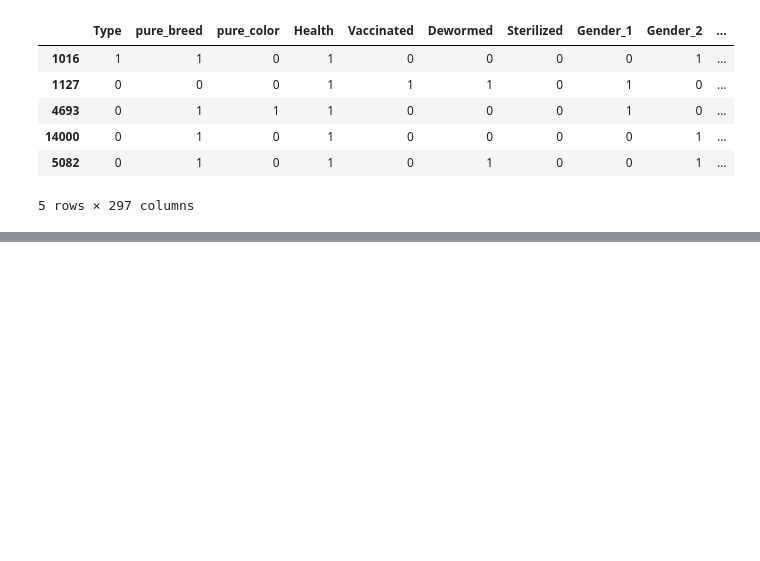
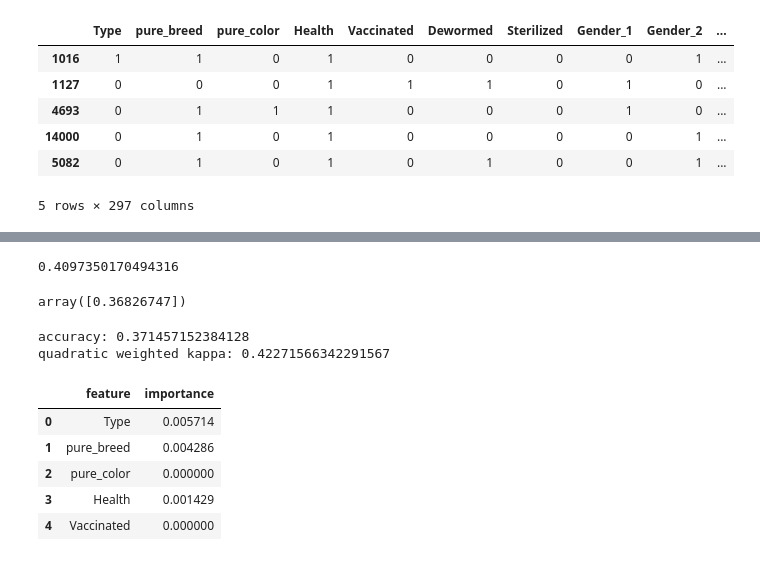
Before and after one commit to kiendang/petfinder, a Jupyter notebook: src/master.ipynb, the cells around one changed output, grey strips where cells are left out. Cells and saved outputs as stored; diff of their text form; code cells hidden in the pictures; blank space fills up the shorter version.

```diff
--- a/src/master.ipynb
+++ b/src/master.ipynb
@@ -502,0 +429,50 @@ cvs.best_score_
+# %%
+xgb_cv = GridSearchCV(
+    xgb_pipeline, param_grid=xgb_params_tune,
+    cv=15, scoring=scores,
+    refit='quadratic weighted kappa', n_jobs=-1)
+# %%
+xgb_cvs = xgb_cv.fit(features_df, y_train)
+# %%
+xgb_cvs.best_score_
+# %% [output]
+0.4097350170494316
+# %%
+xgb_cvs.cv_results_['mean_test_accuracy']
+# %% [output]
+array([0.36826747])
+# %%
+pred = xgb_cvs.best_estimator_.predict(test_df)
+print('accuracy:', accuracy_score(y_test, pred))
+print('quadratic weighted kappa:', cohen_kappa_score(y_test, pred, weights='quadratic'))
+# %% [output]
+accuracy: 0.371457152384128
+quadratic weighted kappa: 0.42271566342291567
+# %%
+columns = [
+    *categorical_features,
+    *(f'text_feature_{i}' for i in range(text_svd_ncomp)),
+    *image_feature_columns,
+    'Age', 'MaturitySize', 'FurLength',
+    'Quantity', 'Fee', 'VideoAmt', 'PhotoAmt',
+    'RescuerID_count',
+    'price', 'popularity', 'population', 'area', 'population_density',
+    *sentiment_features,
+    'img_size'
+]
+# %%
+xgb_feature_importances = xgb_cvs.best_estimator_.named_steps['predict'].feature_importances_
+# %%
+xgb_feature_importances_df = pd.concat([
+    pd.Series(columns, name='feature'),
+    pd.Series(xgb_feature_importances, name='importance')
+], axis=1)
+
+xgb_feature_importances_df.head()
+# %% [output]
+|  | feature | importance |
+| 0 | Type | 0.005714 |
+| 1 | pure_breed | 0.004286 |
+| 2 | pure_color | 0.000000 |
+| 3 | Health | 0.001429 |
+| 4 | Vaccinated | 0.000000 |
```
Also changed, not shown: parts of 48 cells of this notebook.
